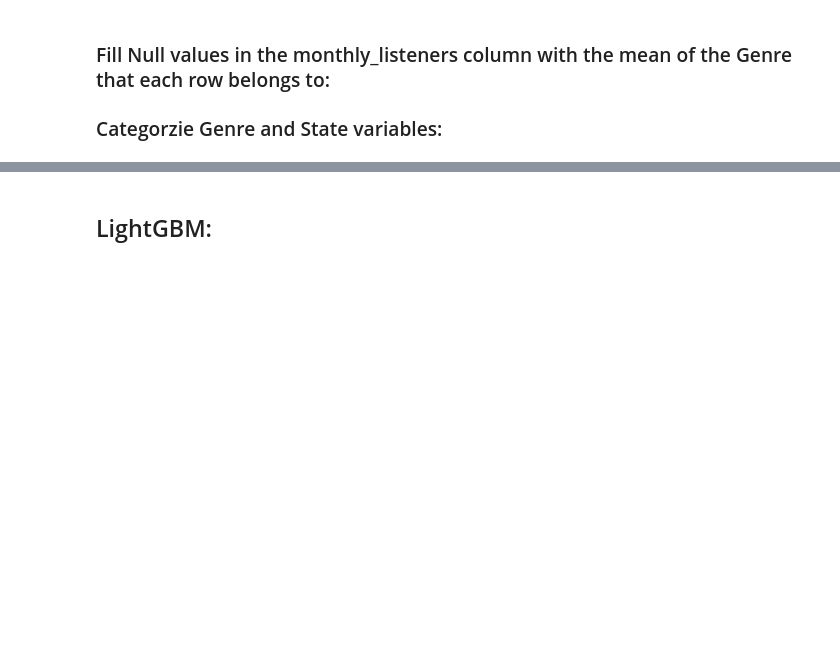
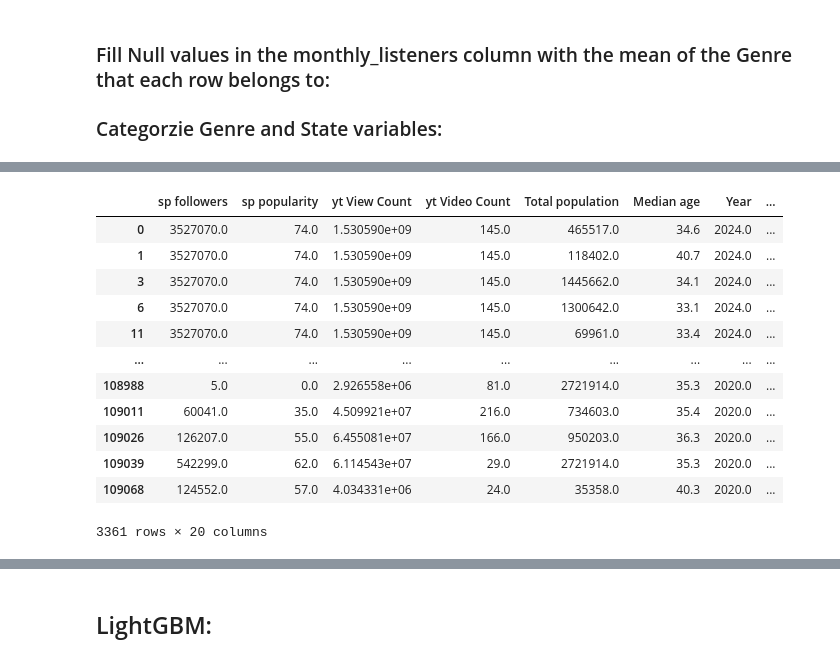
Before and after one commit to dan-s8/ARound, a Jupyter notebook: Model Building/MultiArtist/Combined_df_Laura.ipynb, the cells around one changed output, grey strips where cells are left out. Drawn from its saved outputs; the diff is of its cells as text; code cells hidden in the pictures; blank space fills up the shorter version.

```diff
--- a/Model Building/MultiArtist/Combined_df_Laura.ipynb
+++ b/Model Building/MultiArtist/Combined_df_Laura.ipynb
@@ -108,0 +86,24 @@ See the caveats in the documentation: https://pandas.pydata.org/pandas-docs/stab
+# %%
+import math
+
+data['City'] = data['City'].astype('category')
+data['State'] = data['State'].astype('category')
+data['Genre'] = data['Genre'].astype('category')
+data['Median age'] = data['Median age'].astype('float')
+data['log_sp_followers'] = data['sp followers'].apply(lambda x: math.log(x+1))
+data['log_yt_view_count'] = data['yt View Count'].apply(lambda x: math.log(x+1))
+data
+# %% [output]
+|  | sp followers | sp popularity | yt View Count | yt Video Count | Total population | Median age | Year | ... |
+| 0 | 3527070.0 | 74.0 | 1.530590e+09 | 145.0 | 465517.0 | 34.6 | 2024.0 | ... |
+| 1 | 3527070.0 | 74.0 | 1.530590e+09 | 145.0 | 118402.0 | 40.7 | 2024.0 | ... |
+| 3 | 3527070.0 | 74.0 | 1.530590e+09 | 145.0 | 1445662.0 | 34.1 | 2024.0 | ... |
+| 6 | 3527070.0 | 74.0 | 1.530590e+09 | 145.0 | 1300642.0 | 33.1 | 2024.0 | ... |
+| 11 | 3527070.0 | 74.0 | 1.530590e+09 | 145.0 | 69961.0 | 33.4 | 2024.0 | ... |
+| ... | ... | ... | ... | ... | ... | ... | ... | ... |
+| 108988 | 5.0 | 0.0 | 2.926558e+06 | 81.0 | 2721914.0 | 35.3 | 2020.0 | ... |
+| 109011 | 60041.0 | 35.0 | 4.509921e+07 | 216.0 | 734603.0 | 35.4 | 2020.0 | ... |
+| 109026 | 126207.0 | 55.0 | 6.455081e+07 | 166.0 | 950203.0 | 36.3 | 2020.0 | ... |
+| 109039 | 542299.0 | 62.0 | 6.114543e+07 | 29.0 | 2721914.0 | 35.3 | 2020.0 | ... |
+| 109068 | 124552.0 | 57.0 | 4.034331e+06 | 24.0 | 35358.0 | 40.3 | 2020.0 | ... |
+3361 rows × 20 columns
```
Also changed, not shown: parts of 19 cells of this notebook.
